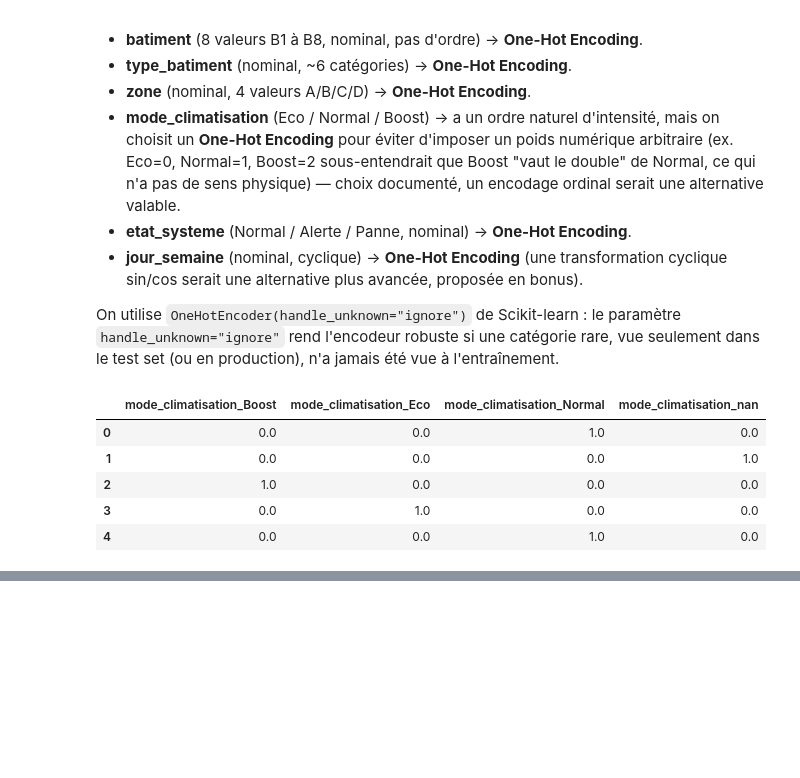
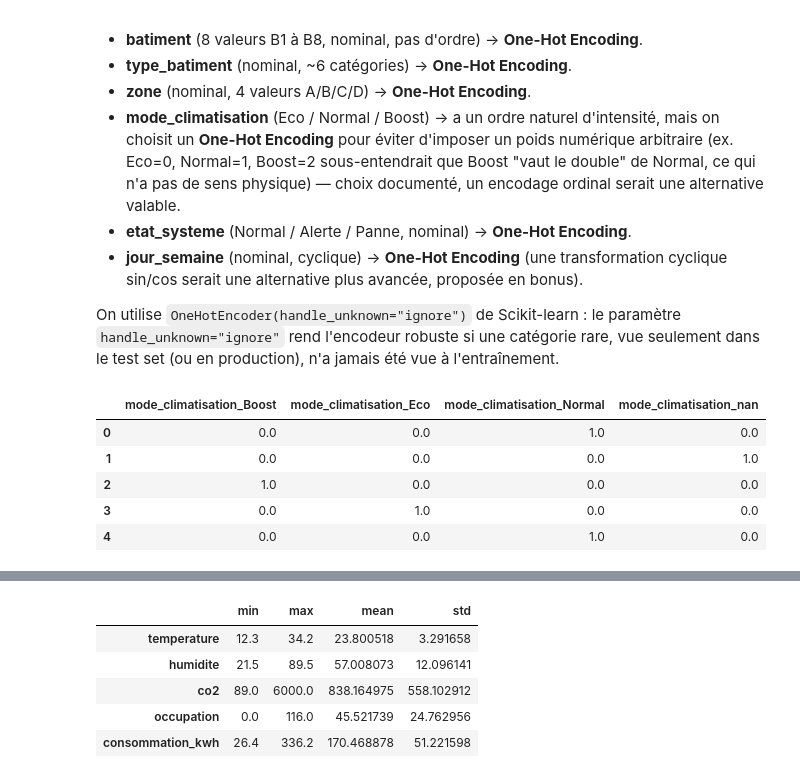
Before and after one commit to fatoufall737/atelier_prepa_donnees_tab, a Jupyter notebook: notebooks/atelier_prepa_donnees_tab.ipynb, the cells around one changed output, grey strips where cells are left out. Saved outputs shown, nothing was run; the diff lists cells and outputs as text; code cells hidden in the pictures; blank space fills up the shorter version.

```diff
--- a/notebooks/atelier_prepa_donnees_tab.ipynb
+++ b/notebooks/atelier_prepa_donnees_tab.ipynb
@@ -588,0 +594,11 @@ pd.DataFrame(apercu_encodage, columns=ohe_demo.get_feature_names_out(["mode_clim
+# %%
+# Point 1 : justifier la pertinence de la mise a l'echelle
+# On regarde les ordres de grandeur (min, max, moyenne, ecart-type) des variables numeriques
+X_train[variables_numeriques_X].agg(["min", "max", "mean", "std"]).T
+# %% [output]
+|  | min | max | mean | std |
+| temperature | 12.3 | 34.2 | 23.800518 | 3.291658 |
+| humidite | 21.5 | 89.5 | 57.008073 | 12.096141 |
+| co2 | 89.0 | 6000.0 | 838.164975 | 558.102912 |
+| occupation | 0.0 | 116.0 | 45.521739 | 24.762956 |
+| consommation_kwh | 26.4 | 336.2 | 170.468878 | 51.221598 |
```
Also changed, not shown: parts of 2 cells of this notebook.
